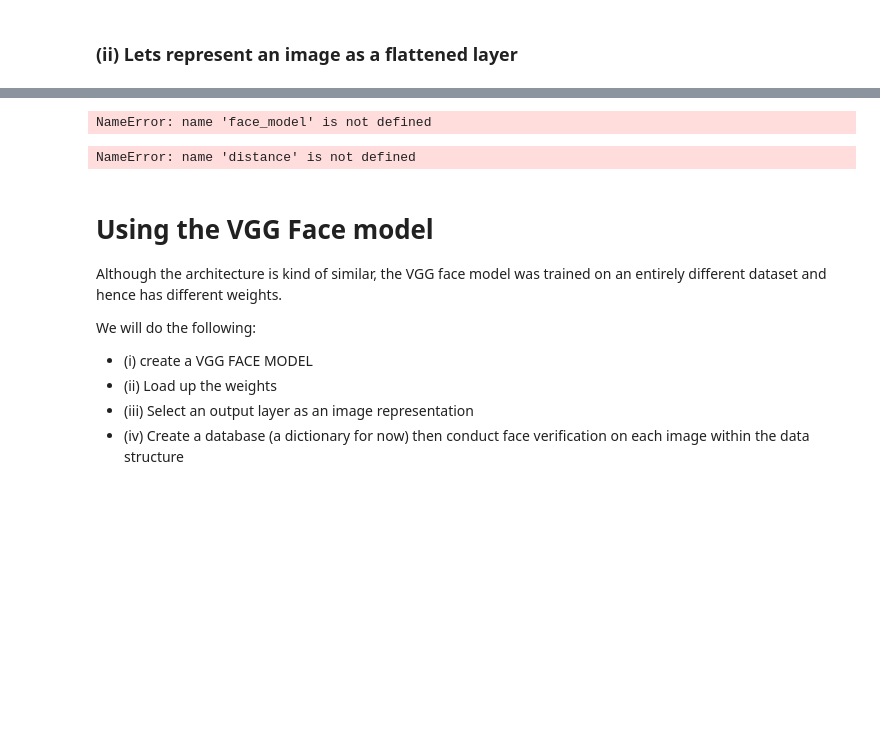
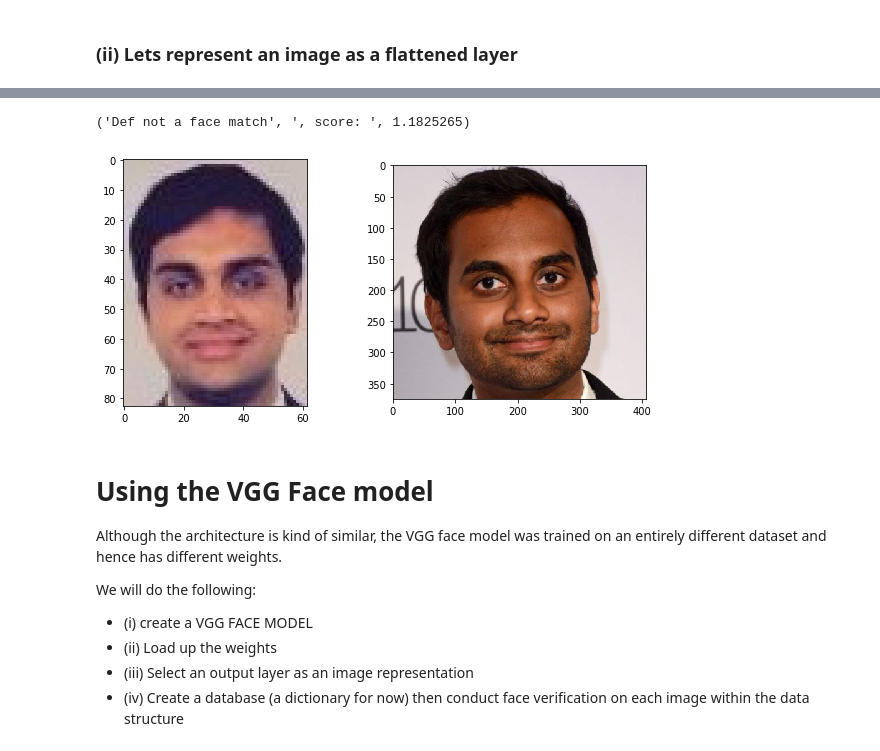
Before and after one commit to darshdee/Deep-Learning, a Jupyter notebook: My Projects/FaceRecognition/Face Verification & Recognition Using CNNs.ipynb, the cells around one changed output, grey strips where cells are left out. Drawn from its saved outputs; the diff is of its cells as text; code cells hidden in the pictures; blank space fills up the shorter version.

```diff
--- a/My Projects/FaceRecognition/Face Verification & Recognition Using CNNs.ipynb
+++ b/My Projects/FaceRecognition/Face Verification & Recognition Using CNNs.ipynb
@@ -131,37 +137,43 @@ NameError: name 'face_model' is not defined
 # %%
 #define thresholds
 #epsilon = 0.40 #cosine similarity
 epsilon = 1 #euclidean distance
 
 def euclidean_distance(image1,image2, pickmodel,upper_thresh,mid_thresh):
     # Lastly we can perform the face verification
     p_img1 = pickmodel.predict(image1)
     p_img2 = pickmodel.predict(image2)
 
     #distance function
     diff = p_img1 - p_img2
     a = np.sum(np.multiply(diff,diff))
     euc_dist = np.sqrt(a)
 
     if euc_dist < upper_thresh and euc_dist > mid_thresh:
         printy ='Possible face match!'
     elif euc_dist < mid_thresh:
         printy = 'Great chance its a face match!'
     else:
         printy = 'Def not a face match'
 
     #print (euc_dist, '\n')
     return (printy,', score: ',euc_dist)
 
-euclidean_distance(resize('leo1.jpg'),resize('darsh1.jpg'),face_model)
-euclidean_distance(resize('leo1.jpg'),resize('leo2.jpg'),face_model)
-euclidean_distance(resize('leo2.jpg'),resize('leo3.jpg'),face_model)
+
+imgg1 = Image.open('darsh1.jpg')
+imgg2 = Image.open('aziz.jpg')
+
+plt.figure(figsize=(10,10))
+plt.subplot(2,2,1)
+plt.imshow(imgg1)
+
+plt.subplot(2,2,2)
+plt.imshow(imgg2)
+
+euclidean_distance(resize('darsh1.jpg'),resize('aziz.jpg'),face_model,0.1,0.9)
 # %% [output]
-NameError: name 'face_model' is not defined
+('Def not a face match', ', score: ', 1.1825265)
+[figure, added]
-# %%
-distance(resize('C:/Users/Darshil/Desktop/darsh1.jpg'),resize('C:/Users/Darshil/Desktop/randface1.jpg'))
-# %% [output]
-NameError: name 'distance' is not defined
 # %% [markdown]
 # Using the VGG Face model
 
```
Also changed, not shown: parts of 10 cells of this notebook.
